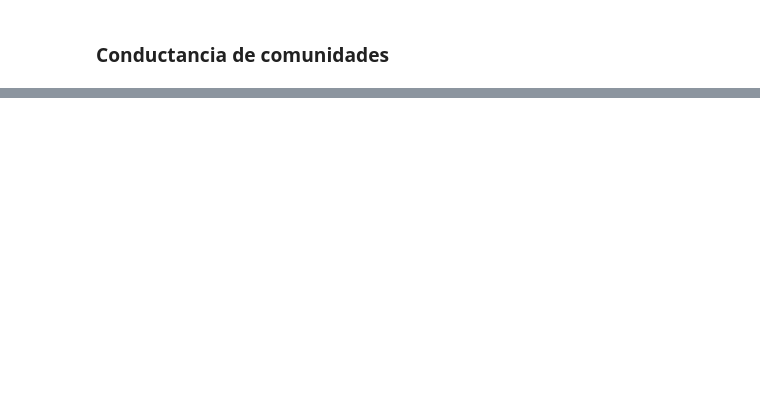
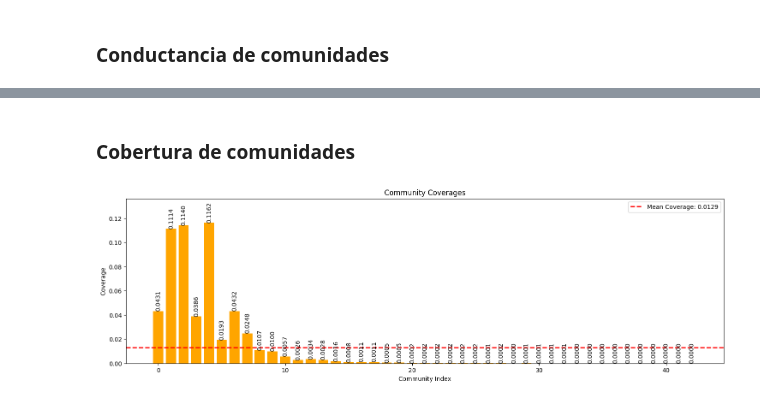
Before and after one commit to pintamonas4575/SNA-project-MAADM-UPM, a Jupyter notebook: SNA-práctica-2024-25.ipynb, the cells around one changed output, grey strips where cells are left out. Saved outputs shown, nothing was run; the diff lists cells and outputs as text; code cells hidden in the pictures; blank space fills up the shorter version.

```diff
--- a/SNA-práctica-2024-25.ipynb
+++ b/SNA-práctica-2024-25.ipynb
@@ -318,0 +331,38 @@ plt.show()
+# %% [markdown]
+### **Cobertura de comunidades**
+# %%
+coverages = []
+total_edges = G.number_of_edges()
+for com_index in communities:
+    community_nodes = [node for node, comm in nodes_dict.items() if comm == com_index]
+    community_subgraph: nx.Graph = G.subgraph(community_nodes)
+    internal_edges = community_subgraph.number_of_edges()
+    coverage = internal_edges / total_edges
+    coverages.append(coverage)
+
+# Plot the community coverages
+mean_coverage = np.mean(coverages)
+plt.figure(figsize=(18, 5))
+bars = plt.bar(communities, coverages, color='orange')
+
+# Add coverage values above each bar
+for bar, coverage in zip(bars, coverages):
+    plt.text(
+        bar.get_x() + bar.get_width() / 2,  # X-coordinate: Center of the bar
+        bar.get_height(),                  # Y-coordinate: Top of the bar
+        f'{coverage:.4f}',
+        ha='center',
+        va='bottom',
+        rotation=90,
+        fontsize=10
+    )
+
+plt.ylim(0, max(coverages) + 0.02)
+plt.axhline(mean_coverage, color='red', linestyle='--', linewidth=2, label=f'Mean Coverage: {mean_coverage:.4f}')
+plt.xlabel('Community Index')
+plt.ylabel('Coverage')
+plt.title('Community Coverages')
+plt.legend()
+plt.show()
+# %% [output]
+[figure, added]
```
Also changed, not shown: parts of 24 cells of this notebook, 1 other file.
